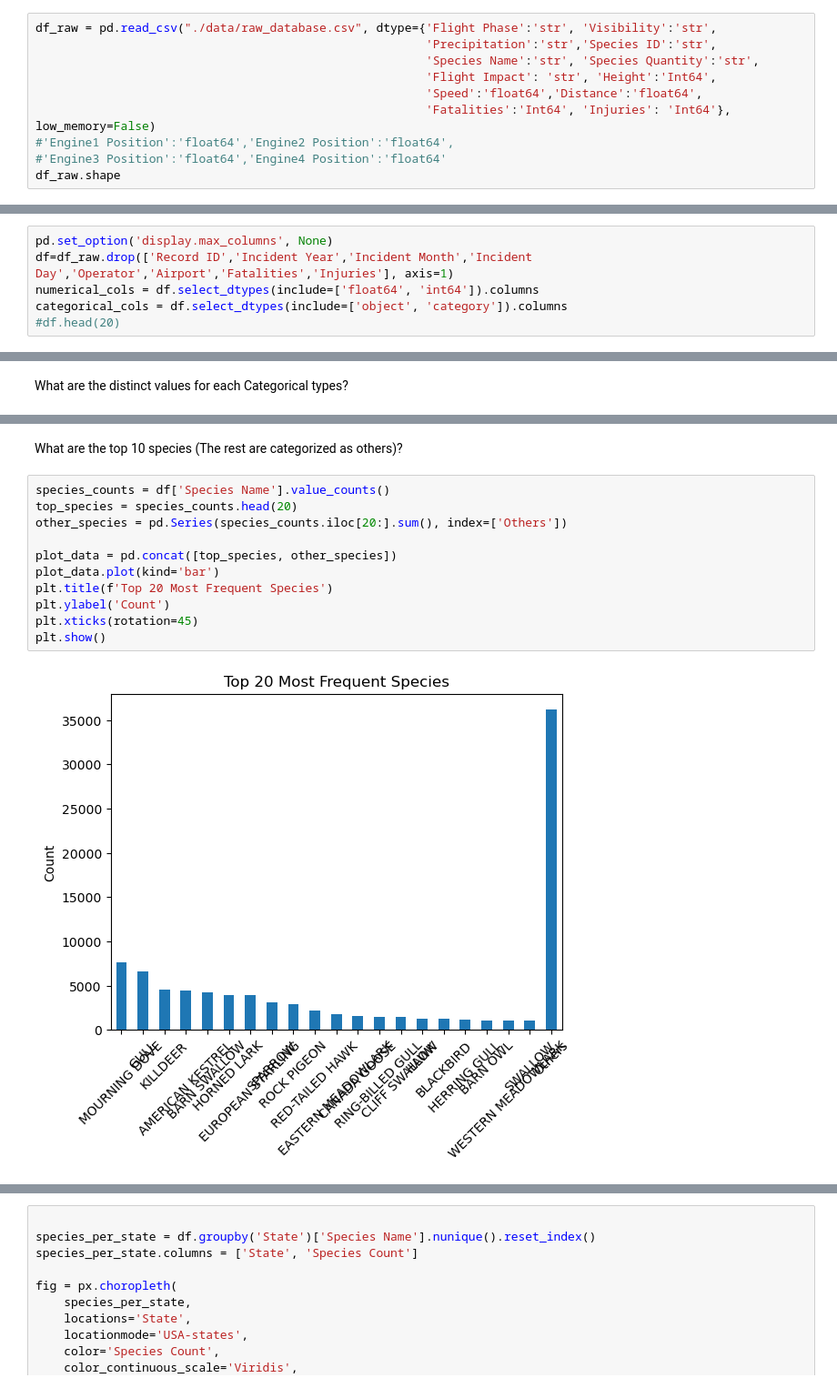
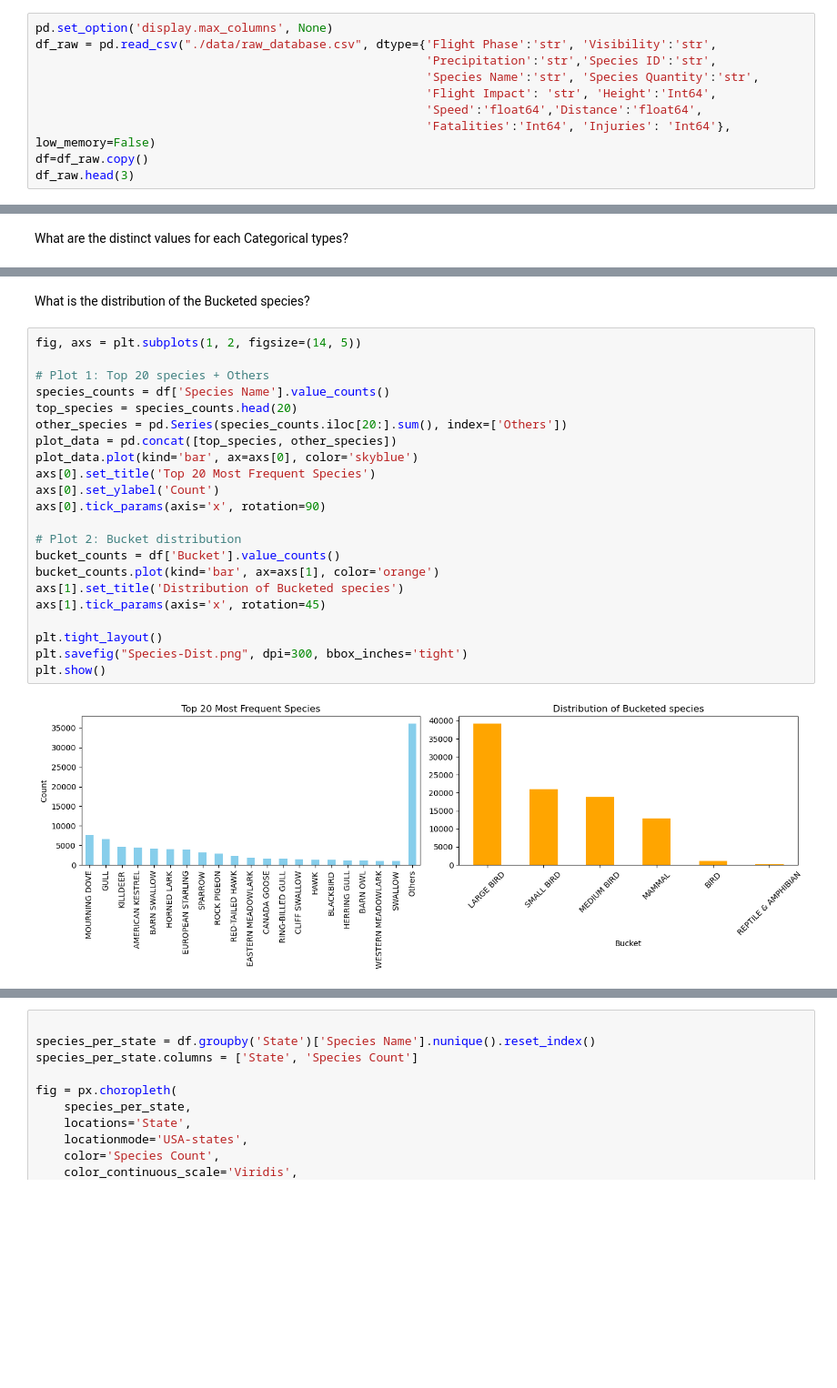
Before and after one commit to Clarkson-Applied-Data-Science/2024_ia651_gurmessa, a Jupyter notebook: EDA.ipynb, the cells around one changed output, grey strips where cells are left out. Shown at 91% size. Saved outputs shown, nothing was run; the diff lists cells and outputs as text; blank space fills up the shorter version.

```diff
--- a/EDA.ipynb
+++ b/EDA.ipynb
@@ -33,13 +44,13 @@ from sklearn.preprocessing import LabelEncoder
 # %% [markdown]
 Fetch data frame
 # %%
+pd.set_option('display.max_columns', None)
 df_raw = pd.read_csv("./data/raw_database.csv", dtype={'Flight Phase':'str', 'Visibility':'str',
                                                        'Precipitation':'str','Species ID':'str',
                                                        'Species Name':'str', 'Species Quantity':'str',
                                                        'Flight Impact': 'str', 'Height':'Int64',
                                                        'Speed':'float64','Distance':'float64',
                                                        'Fatalities':'Int64', 'Injuries': 'Int64'}, low_memory=False)
-#'Engine1 Position':'float64','Engine2 Position':'float64',
-#'Engine3 Position':'float64','Engine4 Position':'float64'
-df_raw.shape
+df=df_raw.copy()
+df_raw.head(3)
 # %% [output]
@@ -47,9 +61,3 @@ df_raw.shape
-# %%
-pd.set_option('display.max_columns', None)
-df=df_raw.drop(['Record ID','Incident Year','Incident Month','Incident Day','Operator','Airport','Fatalities','Injuries'], axis=1)
-numerical_cols = df.select_dtypes(include=['float64', 'int64']).columns
-categorical_cols = df.select_dtypes(include=['object', 'category']).columns
-#df.head(20)
 # %% [markdown]
 Remove rows where there is no animal invoved or where the species ID and the species name is not known.
 # %%
@@ -115,16 +223,27 @@ table_df
-# %% [markdown]
-What are the top 10 species (The rest are categorized as others)?
+# %% [markdown]
+What is the distribution of the Bucketed species?
 # %%
+fig, axs = plt.subplots(1, 2, figsize=(14, 5))
+
+# Plot 1: Top 20 species + Others
 species_counts = df['Species Name'].value_counts()
 top_species = species_counts.head(20)
 other_species = pd.Series(species_counts.iloc[20:].sum(), index=['Others'])
+plot_data = pd.concat([top_species, other_species])
+plot_data.plot(kind='bar', ax=axs[0], color='skyblue')
+axs[0].set_title('Top 20 Most Frequent Species')
+axs[0].set_ylabel('Count')
+axs[0].tick_params(axis='x', rotation=90)
 
-plot_data = pd.concat([top_species, other_species])
-plot_data.plot(kind='bar')
-plt.title(f'Top 20 Most Frequent Species')
-plt.ylabel('Count')
-plt.xticks(rotation=45)
+# Plot 2: Bucket distribution
+bucket_counts = df['Bucket'].value_counts()
+bucket_counts.plot(kind='bar', ax=axs[1], color='orange')
+axs[1].set_title('Distribution of Bucketed species')
+axs[1].tick_params(axis='x', rotation=45)
+
+plt.tight_layout()
+plt.savefig("Species-Dist.png", dpi=300, bbox_inches='tight')
 plt.show()
 # %% [output]
-[figure, old version]
+[figure, new version]
 # %%
```
Also changed, not shown: parts of 36 cells of this notebook, 9 other files.
